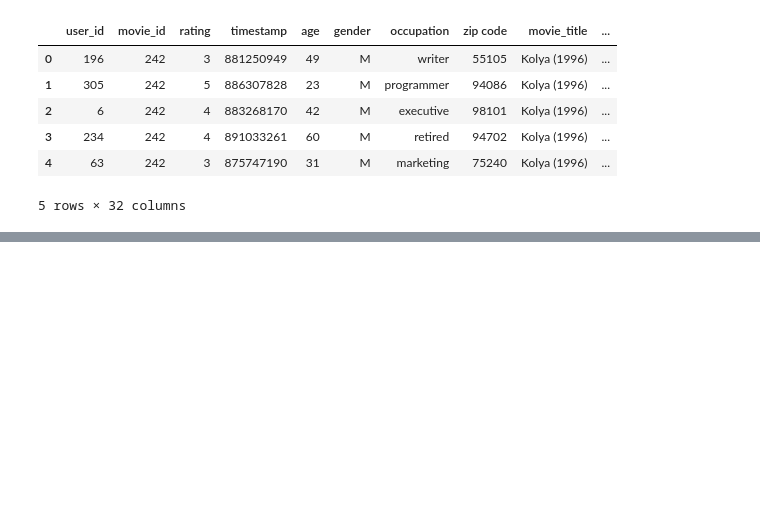
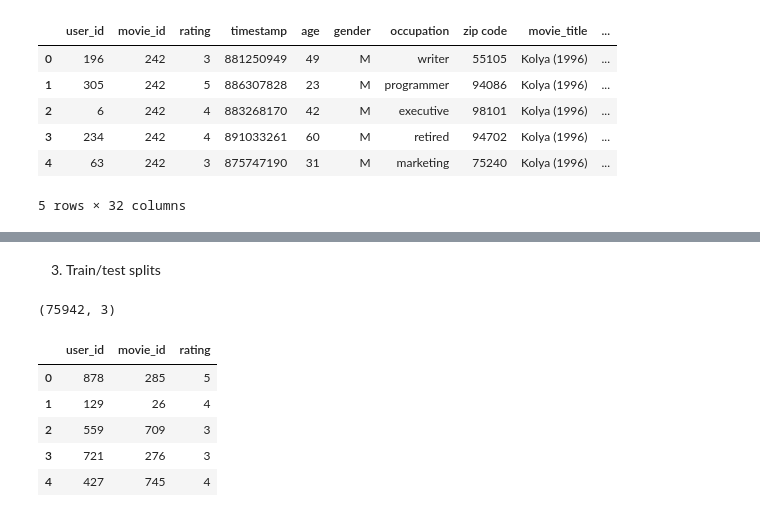
Before and after one commit to klewkl/graphs_and_structural_analysis, a Jupyter notebook: data_source/movie_lens/EDA_movie_lens_dataset.ipynb, the cells around one changed output, grey strips where cells are left out. Cells and saved outputs as stored; diff of their text form; code cells hidden in the pictures; blank space fills up the shorter version.

```diff
--- a/data/EDA_movie_lens_dataset.ipynb
+++ b/data_source/movie_lens/EDA_movie_lens_dataset.ipynb
@@ -181,0 +197,33 @@ data_w_pr.head()
+# %% [markdown]
+3. Train/test splits
+# %%
+G = nx.Graph()
+user_nodes = data['user_id'].unique()
+item_nodes = data['movie_id'].unique()
+G.add_nodes_from(user_nodes, bipartite=0)
+G.add_nodes_from(item_nodes, bipartite=1)
+for user, item, rating in zip(data['user_id'], data['movie_id'], data['rating']):
+    G.add_edge(user, item, weight=rating)
+
+G_copy = G.copy()
+train_edges = random.sample(list(G_copy.edges()), int(len(G_copy.edges())*0.8))
+
+G_test = G_copy.copy()
+G_test.remove_edges_from(train_edges)
+# %%
+train_df = pd.DataFrame(train_edges, columns=['user_id', 'movie_id'])
+train_df['rating'] = [G[u][v]['weight'] for u, v in train_edges]
+
+test_df = pd.DataFrame(G_test.edges(), columns=['user_id', 'movie_id'])
+test_df['rating'] = [G_test[u][v]['weight'] for u, v in G_test.edges()]
+# %%
+print(train_df.shape)
+train_df.head()
+# %% [output]
+(75942, 3)
+|  | user_id | movie_id | rating |
+| 0 | 878 | 285 | 5 |
+| 1 | 129 | 26 | 4 |
+| 2 | 559 | 709 | 3 |
+| 3 | 721 | 276 | 3 |
+| 4 | 427 | 745 | 4 |
```
Also changed, not shown: parts of 6 cells of this notebook, 10 other files.
